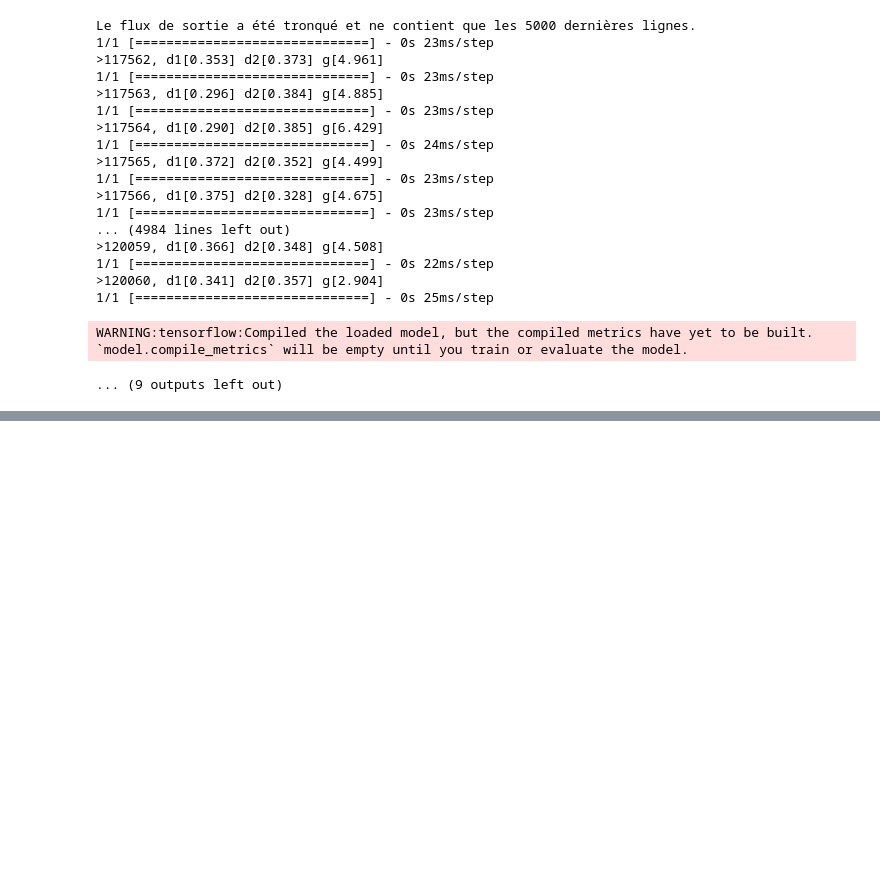
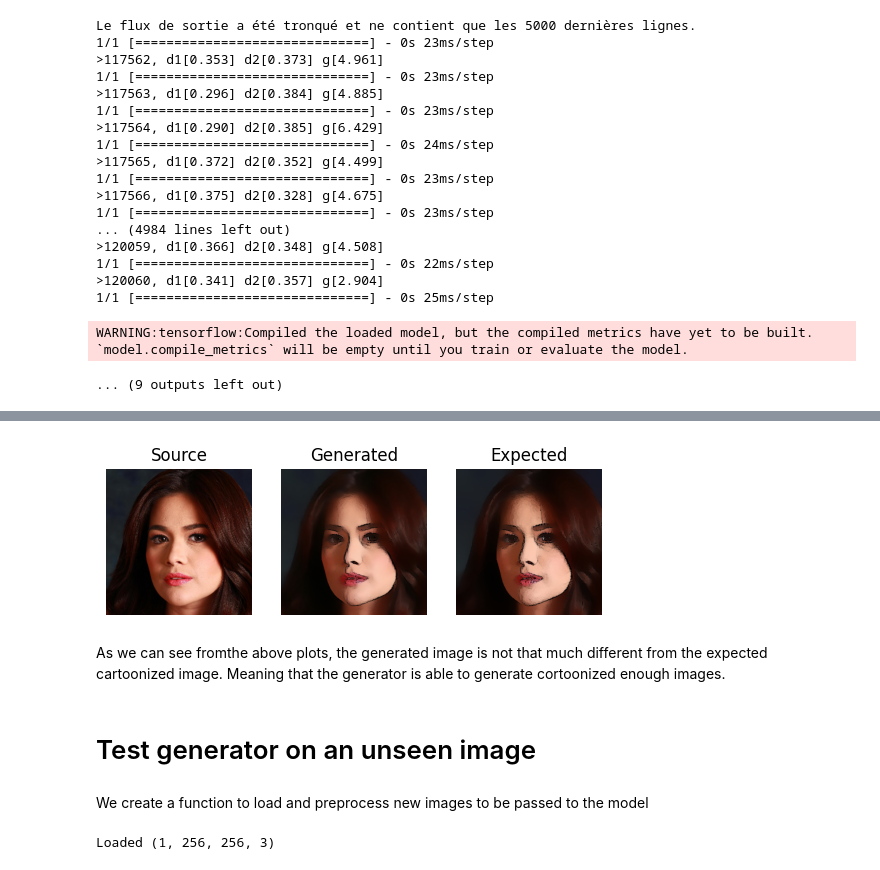
Before and after one commit to ajosegun/Pix2Pix-GAN, a Jupyter notebook: 02_Pix2Pix_GAN_for_Image_to_Image_Translation_Modeling.ipynb, the cells around one changed output, grey strips where cells are left out. Saved outputs shown, nothing was run; the diff lists cells and outputs as text; code cells hidden in the pictures; blank space fills up the shorter version.

```diff
--- a/02_Pix2Pix_GAN_for_Image_to_Image_Translation_Modeling.ipynb
+++ b/02_Pix2Pix_GAN_for_Image_to_Image_Translation_Modeling.ipynb
@@ -540,0 +551,4 @@ WARNING:tensorflow:Compiled the loaded model, but the compiled metrics have yet
+# %%
+# load model
+from keras.models import load_model
+model = load_model('/content/gdrive/MyDrive/comp_vision_project/model_200100.h5')
@@ -540,0 +559,7 @@ WARNING:tensorflow:Compiled the loaded model, but the compiled metrics have yet
+# %%
+# select random example
+ix = randint(0, len(real_imgs), 1)
+src_image, tar_image = real_imgs[ix], cart_imgs[ix]
+# %%
+# generate image from source
+gen_image = model.predict(src_image)
@@ -540,0 +568,26 @@ WARNING:tensorflow:Compiled the loaded model, but the compiled metrics have yet
+# %%
+# function to plot source, generated and target images
+def plot_images(src_img, gen_img, tar_img):
+	images = vstack((src_img, gen_img, tar_img))
+	# scale from [-1,1] to [0,1]
+	images = (images + 1) / 2.0
+	titles = ['Source', 'Generated', 'Expected']
+	# plot images row by row
+	for i in range(len(images)):
+		# define subplot
+		pyplot.subplot(1, 3, 1 + i)
+		# turn off axis
+		pyplot.axis('off')
+		# plot raw pixel data
+		pyplot.imshow(images[i])
+		# show title
+		pyplot.title(titles[i])
+	pyplot.show()
+# %%
+plot_images(src_image, gen_image, tar_image)
+# %% [output]
+[figure, added]
+# %% [markdown]
+As we can see fromthe above plots, the generated image is not that much different from the expected cartoonized image. Meaning that the generator is able to generate cortoonized enough images.
+# %% [markdown]
+# Test generator on an unseen image
@@ -540,0 +597,2 @@ WARNING:tensorflow:Compiled the loaded model, but the compiled metrics have yet
+# %% [markdown]
+We create a function to load and preprocess new images to be passed to the model
@@ -540,0 +611,6 @@ WARNING:tensorflow:Compiled the loaded model, but the compiled metrics have yet
+# %%
+# load test image
+test_image = load_image('/content/gdrive/MyDrive/comp_vision_project/photo_cv.jpeg')
+print('Loaded', test_image.shape)
+# %% [output]
+Loaded (1, 256, 256, 3)
```
Also changed, not shown: parts of 10 cells of this notebook.
